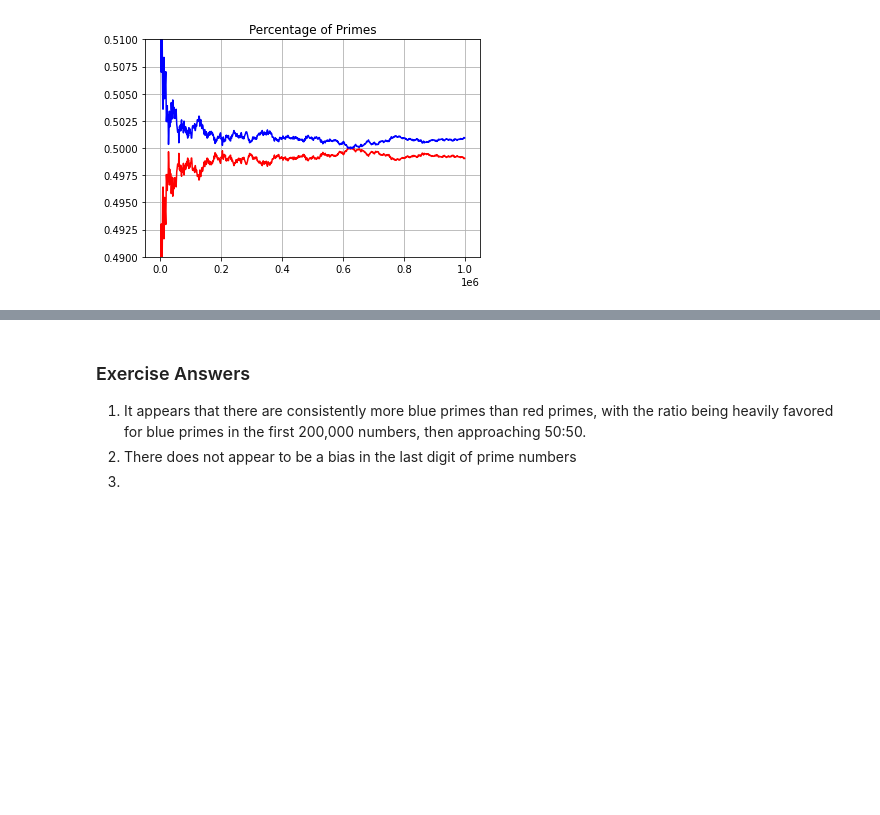
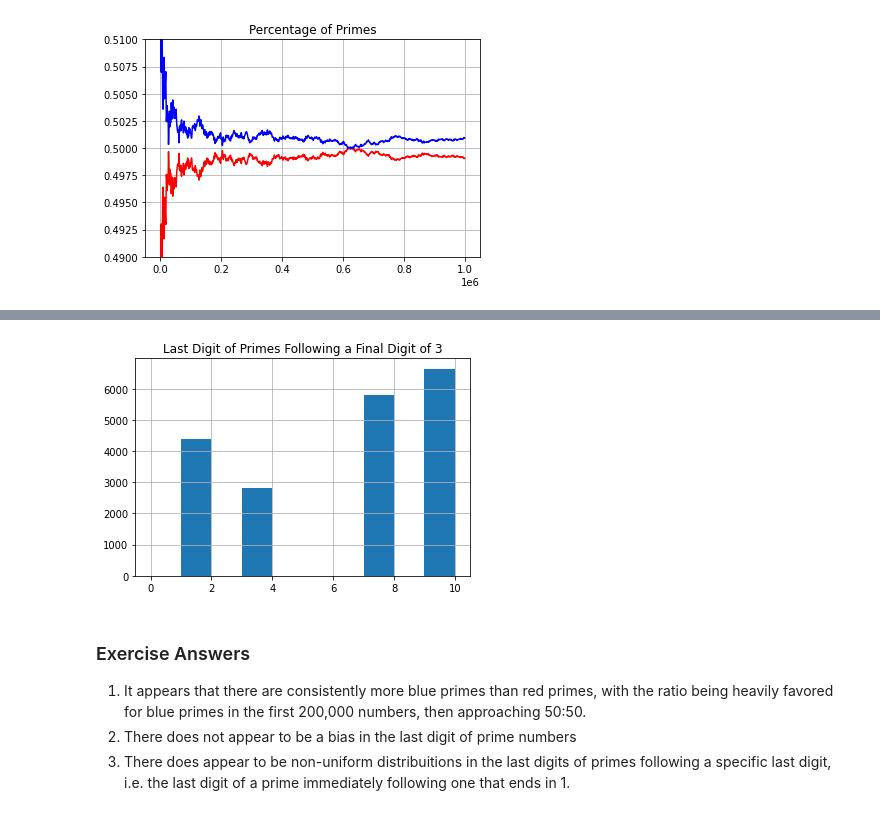
Before and after one commit to 001hazel/Math-152, a Jupyter notebook: P4M_Notebook_3.ipynb, the cells around one changed output, grey strips where cells are left out. Cells and saved outputs as stored; diff of their text form; code cells hidden in the pictures; blank space fills up the shorter version.

```diff
--- a/P4M_Notebook_3.ipynb
+++ b/P4M_Notebook_3.ipynb
@@ -1077,5 +1090,18 @@ plt.show()
+# %%
+neighbor_3 = []
+for i in range(len(lastdigit)-1):
+  if lastdigit[i] == 3:
+    neighbor_3.append(lastdigit[i+1])
+# %%
+%matplotlib inline
+plt.hist(neighbor_3, bins=range(11))
+plt.title('Last Digit of Primes Following a Final Digit of 3')
+plt.grid(True)
+plt.show()
+# %% [output]
+[figure, added]
 # %% [markdown]
 ### Exercise Answers
 1. It appears that there are consistently more blue primes than red primes, with the ratio being heavily favored for blue primes in the first 200,000 numbers, then approaching 50:50.
 2. There does not appear to be a bias in the last digit of prime numbers
-3.
+3. There does appear to be non-uniform distribuitions in the last digits of primes following a specific last digit, i.e. the last digit of a prime immediately following one that ends in 1.
```
Also changed, not shown: parts of 3 cells of this notebook.
